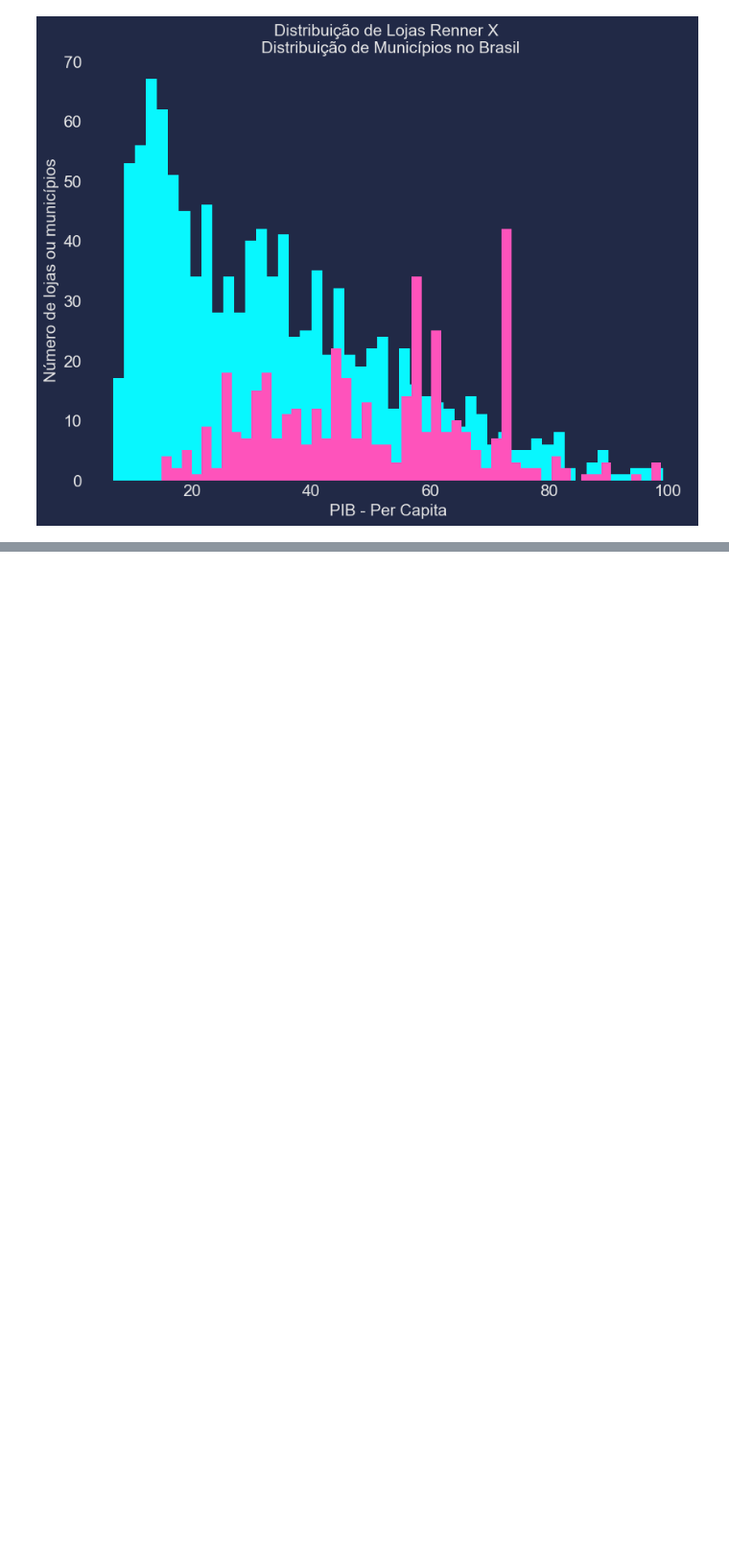
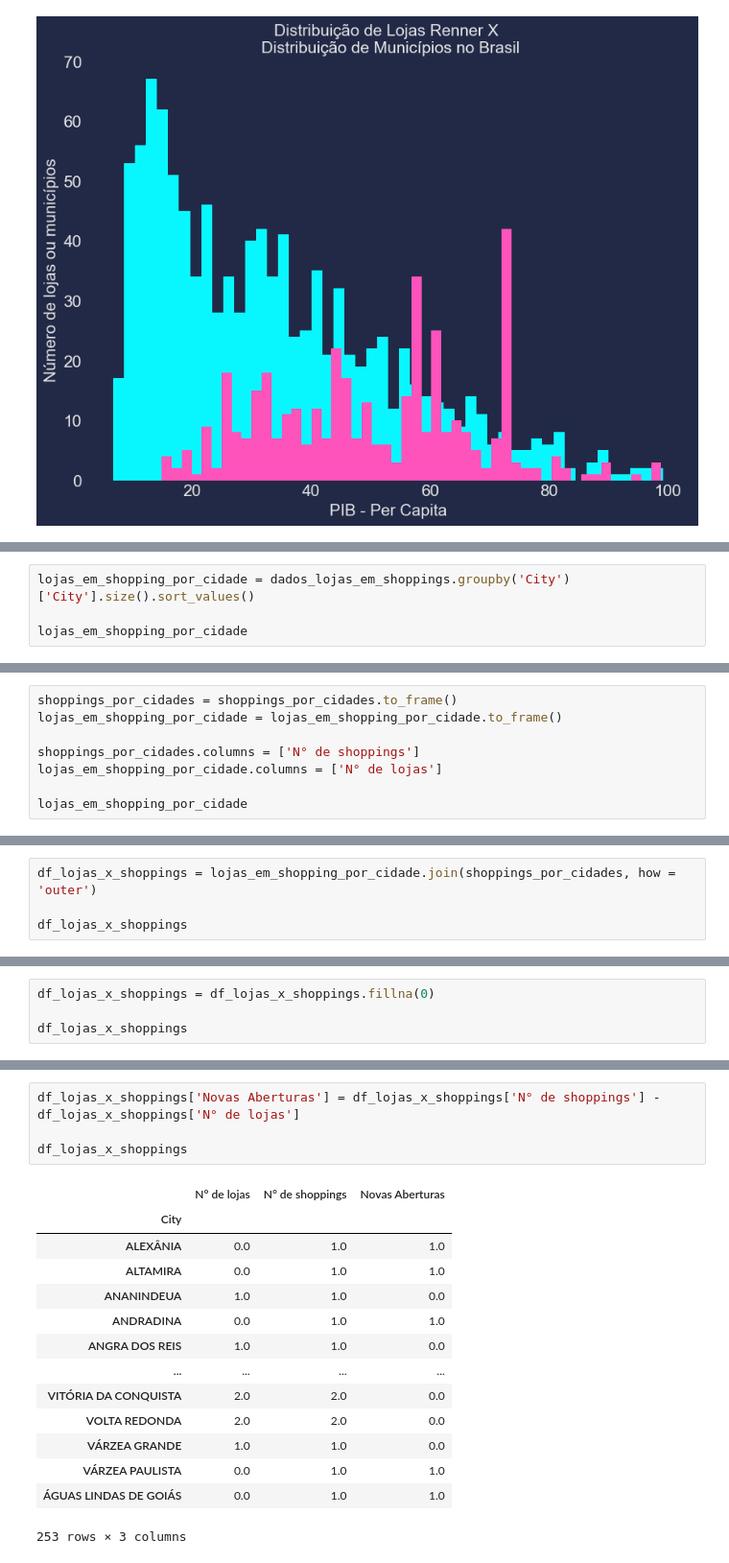
Before and after one commit to edigarmaia/python-mercado-financeiro, a Jupyter notebook: Analise Fundamentalista com Dados.ipynb, the cells around one changed output, grey strips where cells are left out. Shown at 96% size. Cells and saved outputs as stored; diff of their text form; blank space fills up the shorter version.

```diff
--- a/Analise Fundamentalista com Dados.ipynb
+++ b/Analise Fundamentalista com Dados.ipynb
@@ -391,0 +463,4 @@ dados_shoppings['City'] = dados
+# %%
+lojas_em_shopping_por_cidade = dados_lojas_em_shoppings.groupby('City')['City'].size().sort_values()
+
+lojas_em_shopping_por_cidade
@@ -391,0 +481,8 @@ dados_shoppings['City'] = dados
+# %%
+shoppings_por_cidades = shoppings_por_cidades.to_frame()
+lojas_em_shopping_por_cidade = lojas_em_shopping_por_cidade.to_frame()
+
+shoppings_por_cidades.columns = ['N° de shoppings']
+lojas_em_shopping_por_cidade.columns = ['N° de lojas']
+
+lojas_em_shopping_por_cidade
@@ -391,0 +504,4 @@ dados_shoppings['City'] = dados
+# %%
+df_lojas_x_shoppings = lojas_em_shopping_por_cidade.join(shoppings_por_cidades, how = 'outer')
+
+df_lojas_x_shoppings
@@ -391,0 +523,4 @@ dados_shoppings['City'] = dados
+# %%
+df_lojas_x_shoppings = df_lojas_x_shoppings.fillna(0)
+
+df_lojas_x_shoppings
@@ -391,0 +542,19 @@ dados_shoppings['City'] = dados
+# %%
+df_lojas_x_shoppings['Novas Aberturas'] = df_lojas_x_shoppings['N° de shoppings'] - df_lojas_x_shoppings['N° de lojas']
+
+df_lojas_x_shoppings
+# %% [output]
+|  | N° de lojas | N° de shoppings | Novas Aberturas |
+| City |  |  |  |
+| ALEXÂNIA | 0.0 | 1.0 | 1.0 |
+| ALTAMIRA | 0.0 | 1.0 | 1.0 |
+| ANANINDEUA | 1.0 | 1.0 | 0.0 |
+| ANDRADINA | 0.0 | 1.0 | 1.0 |
+| ANGRA DOS REIS | 1.0 | 1.0 | 0.0 |
+| ... | ... | ... | ... |
+| VITÓRIA DA CONQUISTA | 2.0 | 2.0 | 0.0 |
+| VOLTA REDONDA | 2.0 | 2.0 | 0.0 |
+| VÁRZEA GRANDE | 1.0 | 1.0 | 0.0 |
+| VÁRZEA PAULISTA | 0.0 | 1.0 | 1.0 |
+| ÁGUAS LINDAS DE GOIÁS | 0.0 | 1.0 | 1.0 |
+253 rows × 3 columns
```
Also changed, not shown: parts of 24 cells of this notebook.
